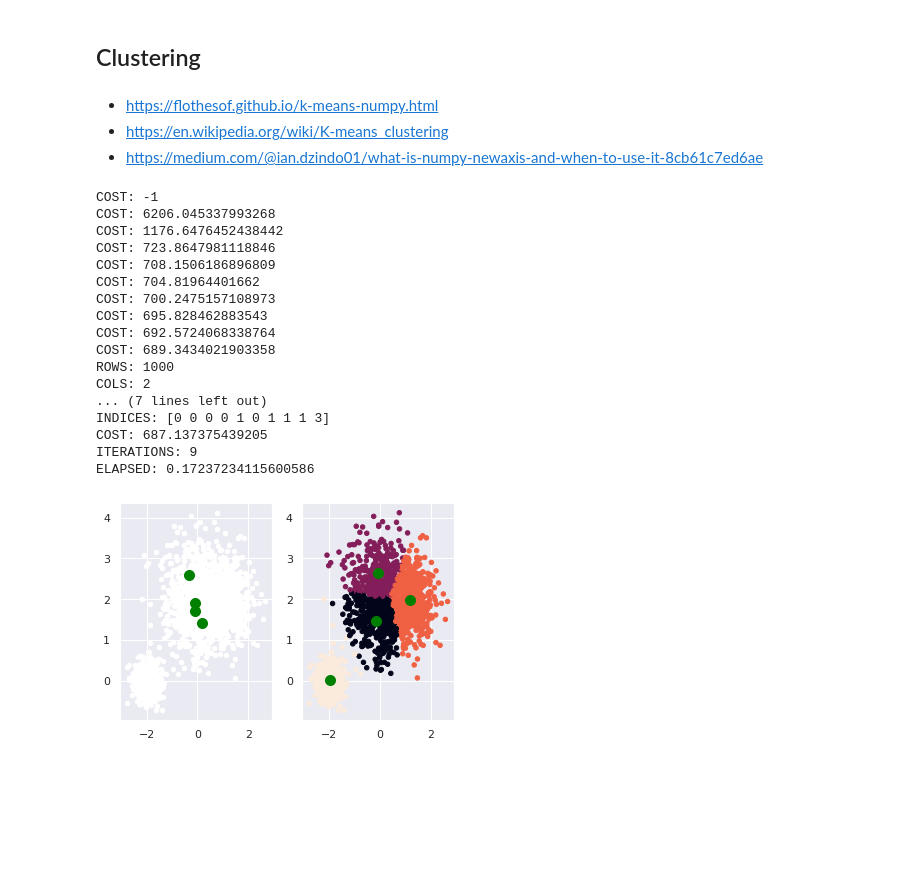
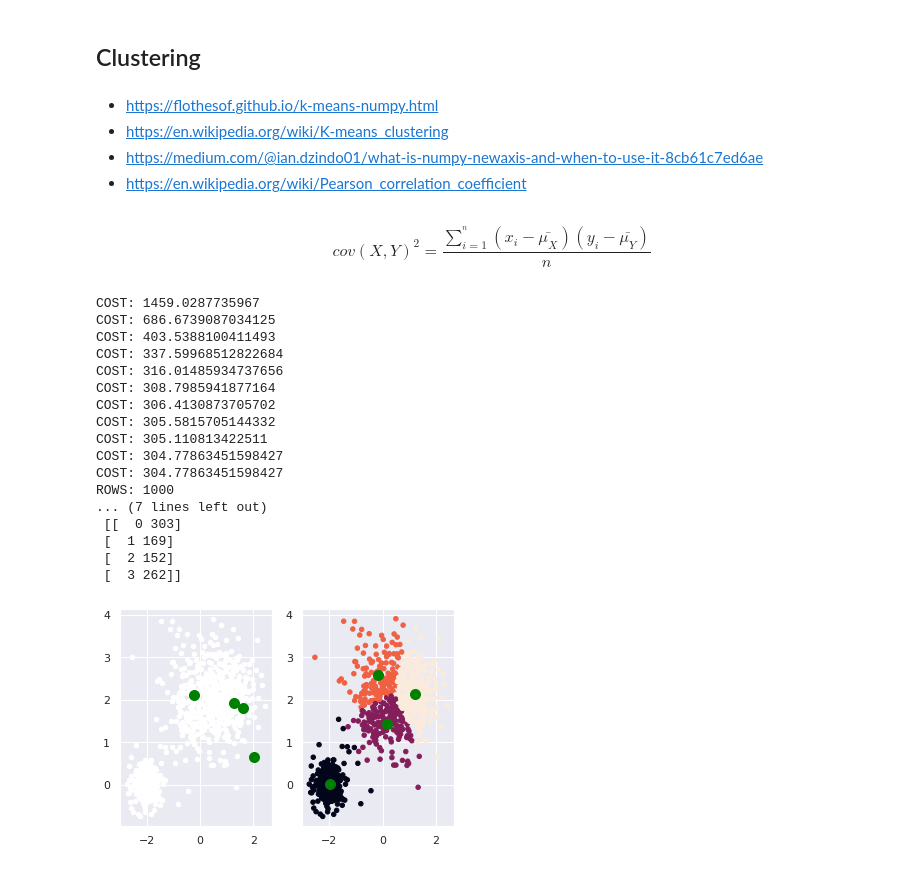
Before and after one commit to MartinCastroAlvarez/python-recommender-systems, a Jupyter notebook: dimensionreduction.ipynb, the cells around one changed output. Cells and saved outputs as stored; diff of their text form; code cells hidden in the pictures; blank space fills up the shorter version.

```diff
--- a/dimensionreduction.ipynb
+++ b/dimensionreduction.ipynb
@@ -15,6 +21,9 @@ sns.set()
 - https://flothesof.github.io/k-means-numpy.html
 - https://en.wikipedia.org/wiki/K-means_clustering
 - https://medium.com/@ian.dzindo01/what-is-numpy-newaxis-and-when-to-use-it-8cb61c7ed6ae
+- https://en.wikipedia.org/wiki/Pearson_correlation_coefficient
+# %% [markdown]
+$$ cov(X,Y)^2 = \frac{\sum\limits^{^n}_{i=1} (x_i - \bar{\mu_X})(y_i - \bar{\mu_Y}) }{n}	 $$
 # %%
 class Cluster:
     """
@@ -67,74 +76,78 @@ class Cluster:
 # %%
 # Parameters.
 start: float = time.time()
-CLUSTERS: int = 5
+CLUSTERS: int = 4
 ROWS: int = 1000
 COLS: int = 2
-MAX_ITERATIONS: int = 10
+MAX_ITERATIONS: int = 20
+MISSING_RATE: float = 0.10
 
 # Dataset generation.
 X: np.array = np.vstack([
-    np.random.randn(ROWS, COLS) * 0.75 + np.linspace(0, 2, COLS),
-    np.random.randn(ROWS, COLS) * 0.25 + np.linspace(-2, 0, COLS),
-    np.random.randn(ROWS, COLS) * 0.50 + np.linspace(1, 2, COLS)
+    np.random.randn(int(ROWS / 3), COLS) * 0.75 + np.linspace(0, 2, COLS),
+    np.random.randn(int(ROWS / 3), COLS) * 0.25 + np.linspace(-2, 0, COLS),
+    np.random.randn(int(ROWS / 3), COLS) * 0.50 + np.linspace(1, 2, COLS)
 ]).astype(float)
 missing: np.array = np.random.choice(a=[True, False],
                                      size=X.shape[0],
                                      p=[MISSING_RATE, 1 - MISSING_RATE])
 X[missing] = np.nan
+X = X[np.count_nonzero(np.isnan(X), axis=1) != COLS]
 
 # Cluster initialization.
 cluster: Cluster = Cluster(X, CLUSTERS)
 plt.subplot(121)
 plt.scatter(cluster.points[:, 0], cluster.points[:, 1], color='white', s=20)
 plt.scatter(cluster.centroids[:, 0], cluster.centroids[:, 1], color='green', s=100)
 
 # Clustering iteration.
 current_cost: float = None
 last_cost: float = None
 for iterations in range(MAX_ITERATIONS):
     current_cost = cluster.cost
     if current_cost == last_cost:
         break
     last_cost = current_cost
     cluster.move()
-    print('COST:', current_cost)
+    print('COST:', cluster.cost)
+
+# Frequencies.
+(unique, counts) = np.unique(cluster.indices, return_counts=True)
+frequencies: np.array = np.asarray((unique, counts)).T
 
 # End of clustering.
 plt.subplot(122)
 plt.scatter(cluster.points[:, 0], cluster.points[:, 1], c=cluster.indices, s=20)
 plt.scatter(cluster.centroids[:, 0], cluster.centroids[:, 1], color='green', s=100)
 
 # Reporting.
 print('ROWS:', ROWS)
 print('COLS:', COLS)
 print('MISSING:', np.count_nonzero(missing))
-print(cluster.indices)
-print(cluster.centroids)
 print('CENTROIDS:', cluster.centroids.shape)
 print('INDICES:', cluster.indices[:10])
-print('COST:', cluster.cost)
 print('ITERATIONS:', iterations)
 print('ELAPSED:', time.time() - start)
+print('FREQUENCIES', "\n", frequencies)
 # %% [output]
-COST: -1
-COST: 6206.045337993268
-COST: 1176.6476452438442
-COST: 723.8647981118846
-COST: 708.1506186896809
-COST: 704.81964401662
-COST: 700.2475157108973
-COST: 695.828462883543
-COST: 692.5724068338764
-COST: 689.3434021903358
+COST: 1459.0287735967
+COST: 686.6739087034125
+COST: 403.5388100411493
+COST: 337.59968512822684
+COST: 316.01485934737656
+COST: 308.7985941877164
+COST: 306.4130873705702
+COST: 305.5815705144332
+COST: 305.110813422511
+COST: 304.77863451598427
+COST: 304.77863451598427
 ROWS: 1000
-COLS: 2
 ... (7 lines left out)
-INDICES: [0 0 0 0 1 0 1 1 1 3]
-COST: 687.137375439205
-ITERATIONS: 9
-ELAPSED: 0.17237234115600586
+ [[  0 303]
+ [  1 169]
+ [  2 152]
+ [  3 262]]
-[figure, old version]
+[figure, new version]
 # %%
 # Parameters.
 start: float = time.time()
```
Also changed, not shown: parts of 6 cells of this notebook, 2 other files.
